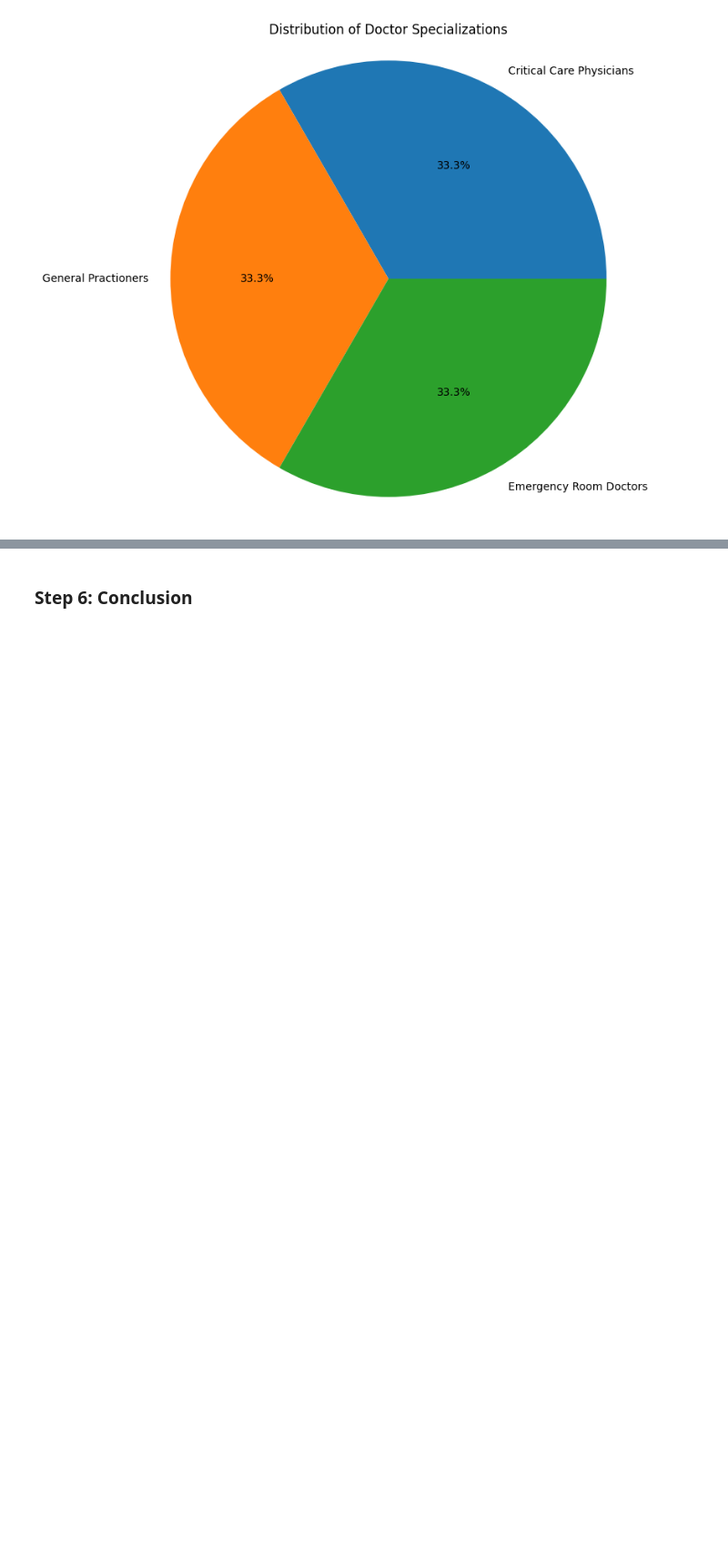
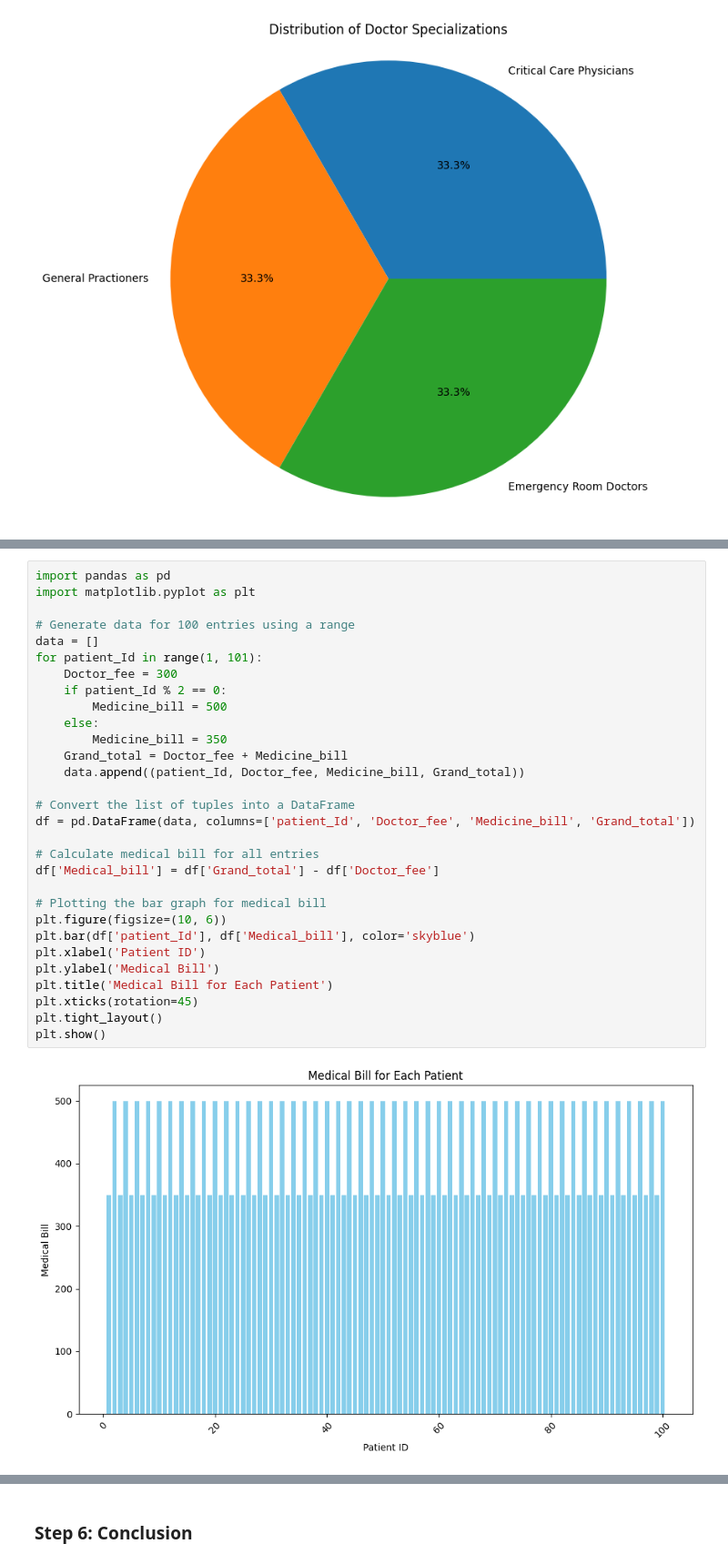
Before and after one commit to Pavani8902/healthcare_data_insights_pavani, a Jupyter notebook: Healthcarecenterdata.ipynb, the cells around one changed output, grey strips where cells are left out. Shown: that part at 91% size. Saved outputs shown, nothing was run; the diff lists cells and outputs as text; blank space fills up the shorter version.

```diff
--- a/Healthcarecenterdata.ipynb
+++ b/Healthcarecenterdata.ipynb
@@ -350,0 +424,32 @@ plt.show()
+# %%
+import pandas as pd
+import matplotlib.pyplot as plt
+
+# Generate data for 100 entries using a range
+data = []
+for patient_Id in range(1, 101):
+    Doctor_fee = 300
+    if patient_Id % 2 == 0:
+        Medicine_bill = 500
+    else:
+        Medicine_bill = 350
+    Grand_total = Doctor_fee + Medicine_bill
+    data.append((patient_Id, Doctor_fee, Medicine_bill, Grand_total))
+
+# Convert the list of tuples into a DataFrame
+df = pd.DataFrame(data, columns=['patient_Id', 'Doctor_fee', 'Medicine_bill', 'Grand_total'])
+
+# Calculate medical bill for all entries
+df['Medical_bill'] = df['Grand_total'] - df['Doctor_fee']
+
+# Plotting the bar graph for medical bill
+plt.figure(figsize=(10, 6))
+plt.bar(df['patient_Id'], df['Medical_bill'], color='skyblue')
+plt.xlabel('Patient ID')
+plt.ylabel('Medical Bill')
+plt.title('Medical Bill for Each Patient')
+plt.xticks(rotation=45)
+plt.tight_layout()
+plt.show()
+# %% [output]
+[figure, added]
```
Also changed, not shown: parts of 6 cells of this notebook.
